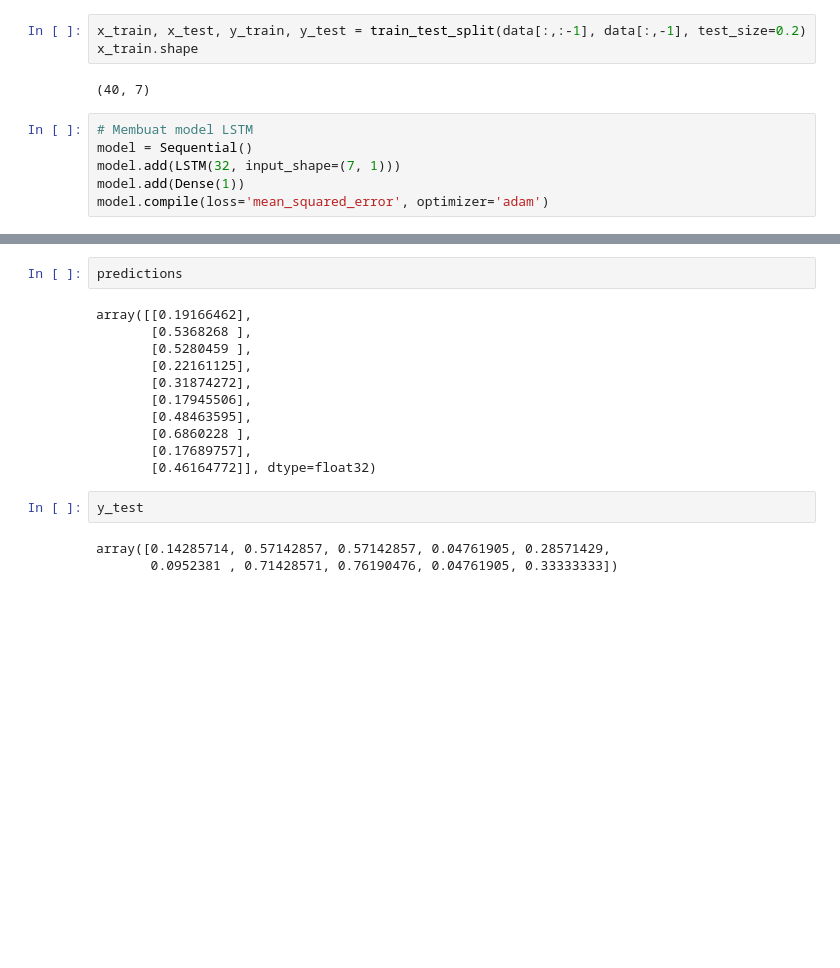
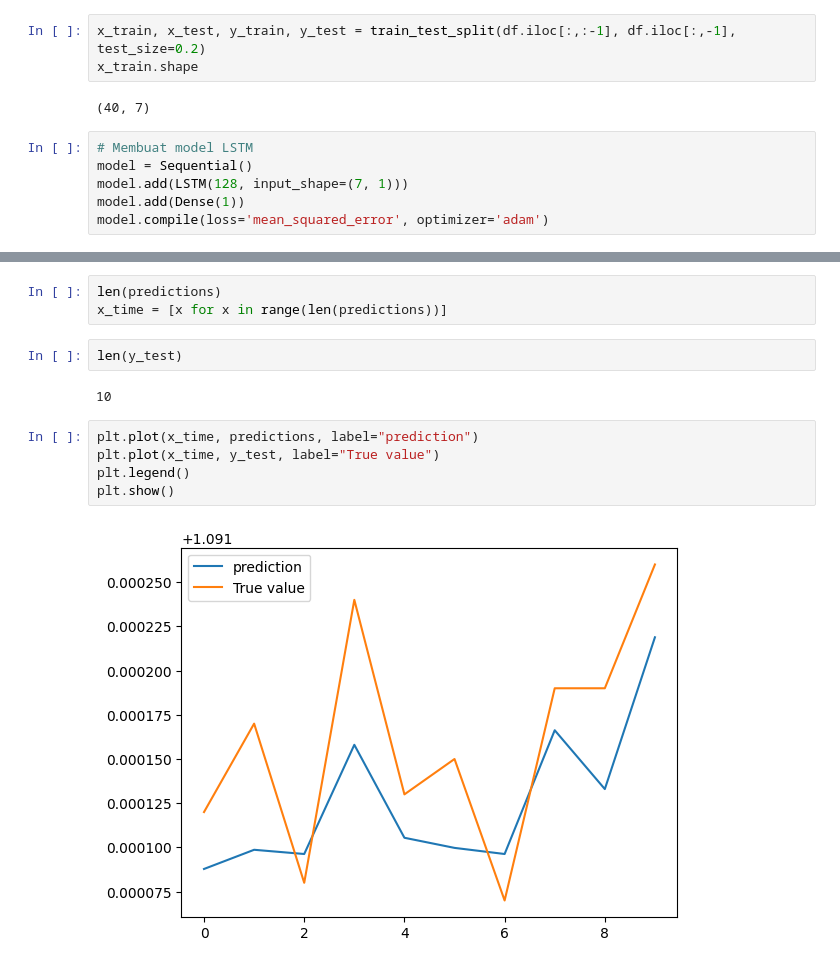
Before and after one commit to gavhari/PricePredict, a Jupyter notebook: predict.ipynb, the cells around one changed output, grey strips where cells are left out. Drawn from its saved outputs; the diff is of its cells as text; blank space fills up the shorter version.

```diff
--- a/predict.ipynb
+++ b/predict.ipynb
@@ -38,12 +30,12 @@ array([[0.61904762, 0.57142857, 0.61904762, 0.52380952, 0.52380952,
 # %%
-x_train, x_test, y_train, y_test = train_test_split(data[:,:-1], data[:,-1], test_size=0.2)
+x_train, x_test, y_train, y_test = train_test_split(df.iloc[:,:-1], df.iloc[:,-1], test_size=0.2)
 x_train.shape
 # %% [output]
 (40, 7)
 # %%
 # Membuat model LSTM
 model = Sequential()
-model.add(LSTM(32, input_shape=(7, 1)))
+model.add(LSTM(128, input_shape=(7, 1)))
 model.add(Dense(1))
 model.compile(loss='mean_squared_error', optimizer='adam')
 # %% [output]
@@ -97,18 +95,14 @@ predictions = model.predict(x_test)
-# %%
-predictions
-# %% [output]
-array([[0.19166462],
-       [0.5368268 ],
-       [0.5280459 ],
-       [0.22161125],
-       [0.31874272],
-       [0.17945506],
-       [0.48463595],
-       [0.6860228 ],
-       [0.17689757],
-       [0.46164772]], dtype=float32)
-# %%
-y_test
-# %% [output]
-array([0.14285714, 0.57142857, 0.57142857, 0.04761905, 0.28571429,
-       0.0952381 , 0.71428571, 0.76190476, 0.04761905, 0.33333333])
+# %%
+len(predictions)
+x_time = [x for x in range(len(predictions))]
+# %%
+len(y_test)
+# %% [output]
+10
+# %%
+plt.plot(x_time, predictions, label="prediction")
+plt.plot(x_time, y_test, label="True value")
+plt.legend()
+plt.show()
+# %% [output]
+[figure, added]
```
Also changed, not shown: parts of 6 cells of this notebook, 1 other file.
